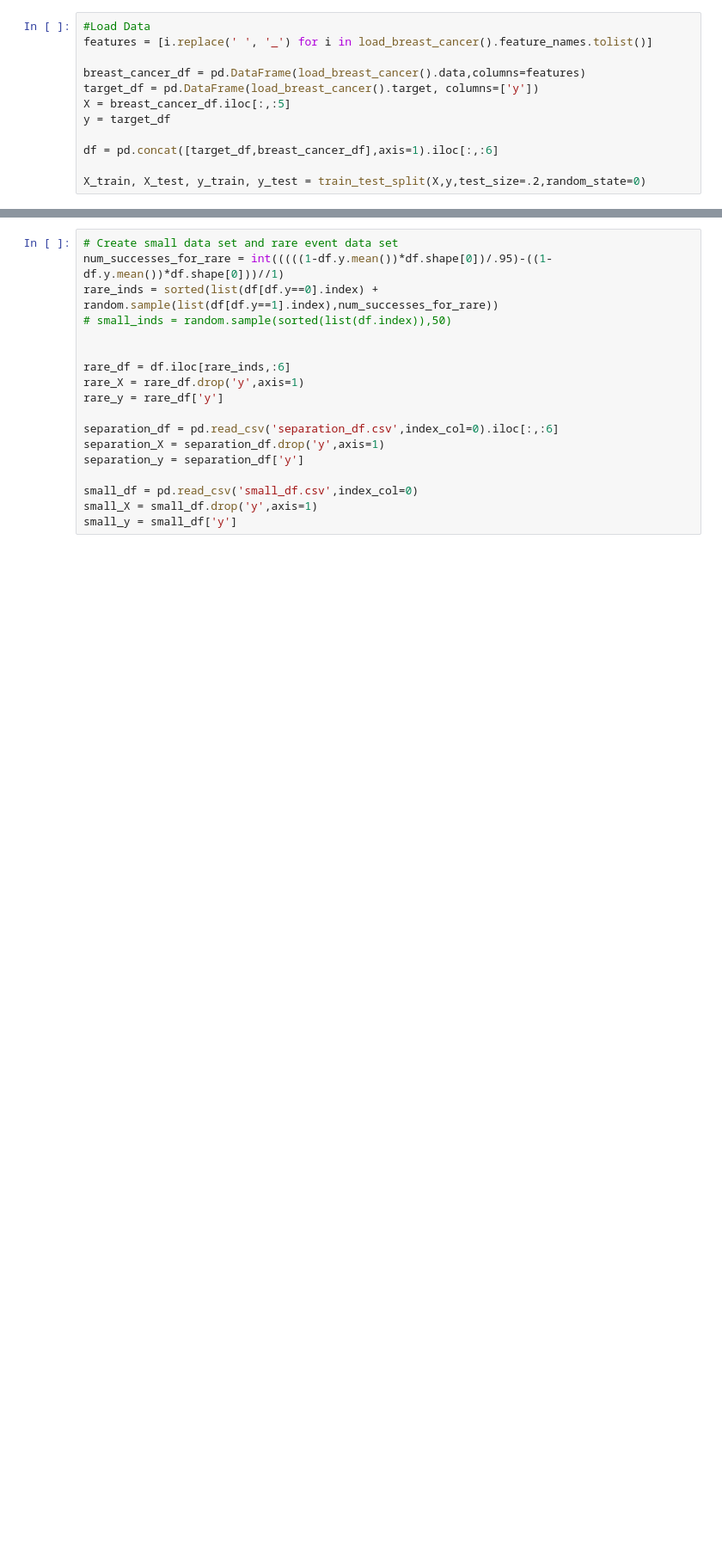
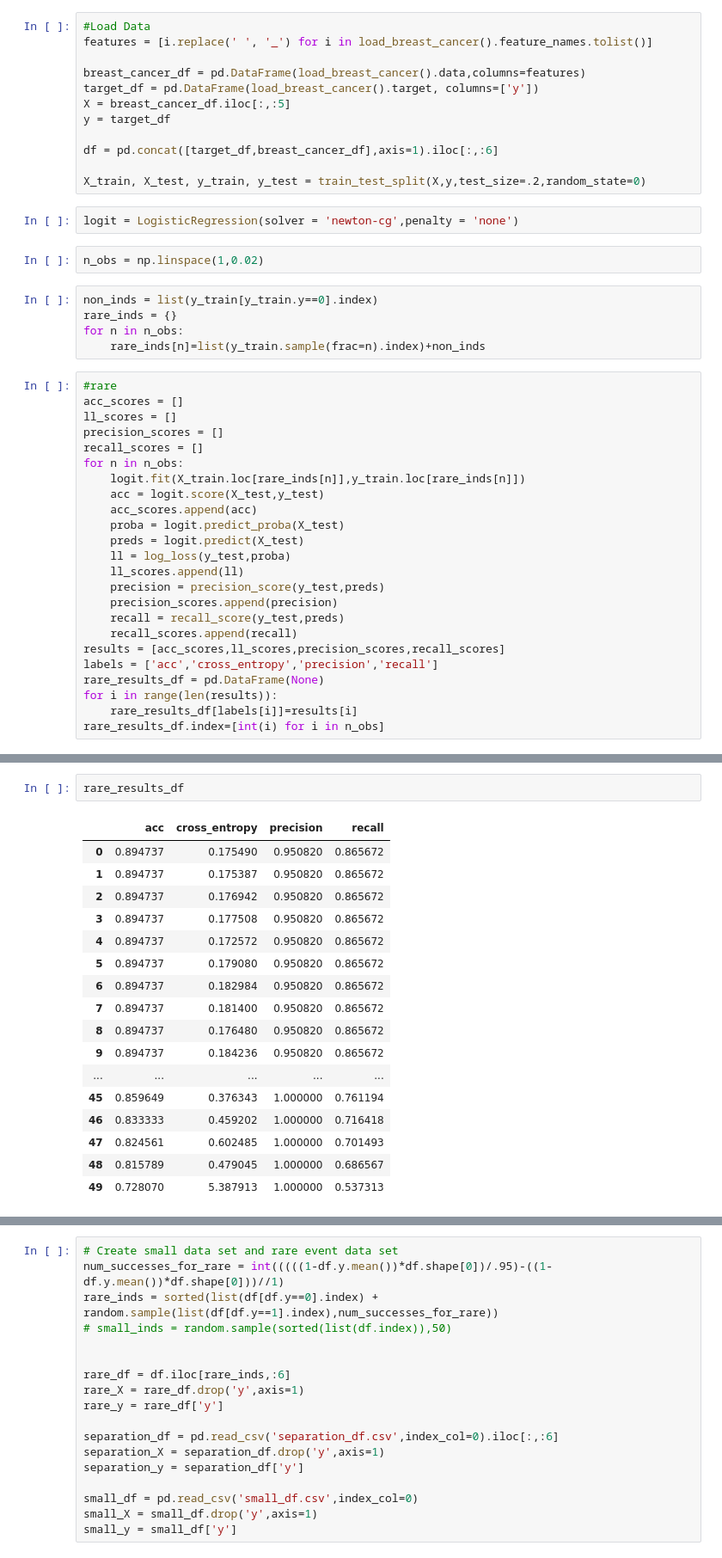
Before and after one commit to minotaur142/pmle, a Jupyter notebook: WIP.ipynb, the cells around one changed output, grey strips where cells are left out. Shown: that part at 86% size. Drawn from its saved outputs; the diff is of its cells as text; blank space fills up the shorter version.

```diff
--- a/WIP.ipynb
+++ b/WIP.ipynb
@@ -37,3 +39,36 @@ y = target_df
 df = pd.concat([target_df,breast_cancer_df],axis=1).iloc[:,:6]
 
 X_train, X_test, y_train, y_test = train_test_split(X,y,test_size=.2,random_state=0)
+# %%
+logit = LogisticRegression(solver = 'newton-cg',penalty = 'none')
+# %%
+n_obs = np.linspace(1,0.02)
+# %%
+non_inds = list(y_train[y_train.y==0].index)
+rare_inds = {}
+for n in n_obs:
+    rare_inds[n]=list(y_train.sample(frac=n).index)+non_inds
+# %%
+#rare
+acc_scores = []
+ll_scores = []
+precision_scores = []
+recall_scores = []
+for n in n_obs:
+    logit.fit(X_train.loc[rare_inds[n]],y_train.loc[rare_inds[n]])
+    acc = logit.score(X_test,y_test)
+    acc_scores.append(acc)
+    proba = logit.predict_proba(X_test)
+    preds = logit.predict(X_test)
+    ll = log_loss(y_test,proba)
+    ll_scores.append(ll)
+    precision = precision_score(y_test,preds)
+    precision_scores.append(precision)
+    recall = recall_score(y_test,preds)
+    recall_scores.append(recall)
+results = [acc_scores,ll_scores,precision_scores,recall_scores]
+labels = ['acc','cross_entropy','precision','recall']
+rare_results_df = pd.DataFrame(None)
+for i in range(len(results)):
+    rare_results_df[labels[i]]=results[i]
+rare_results_df.index=[int(i) for i in n_obs]
@@ -39,0 +125,20 @@ X_train, X_test, y_train, y_test = train_test_split(X,y,test_size=.2,random_stat
+# %%
+rare_results_df
+# %% [output]
+|  | acc | cross_entropy | precision | recall |
+| 0 | 0.894737 | 0.175490 | 0.950820 | 0.865672 |
+| 1 | 0.894737 | 0.175387 | 0.950820 | 0.865672 |
+| 2 | 0.894737 | 0.176942 | 0.950820 | 0.865672 |
+| 3 | 0.894737 | 0.177508 | 0.950820 | 0.865672 |
+| 4 | 0.894737 | 0.172572 | 0.950820 | 0.865672 |
+| 5 | 0.894737 | 0.179080 | 0.950820 | 0.865672 |
+| 6 | 0.894737 | 0.182984 | 0.950820 | 0.865672 |
+| 7 | 0.894737 | 0.181400 | 0.950820 | 0.865672 |
+| 8 | 0.894737 | 0.176480 | 0.950820 | 0.865672 |
+| 9 | 0.894737 | 0.184236 | 0.950820 | 0.865672 |
+| ... | ... | ... | ... | ... |
+| 45 | 0.859649 | 0.376343 | 1.000000 | 0.761194 |
+| 46 | 0.833333 | 0.459202 | 1.000000 | 0.716418 |
+| 47 | 0.824561 | 0.602485 | 1.000000 | 0.701493 |
+| 48 | 0.815789 | 0.479045 | 1.000000 | 0.686567 |
+| 49 | 0.728070 | 5.387913 | 1.000000 | 0.537313 |
```
Also changed, not shown: parts of 13 cells of this notebook, 2 other files.
